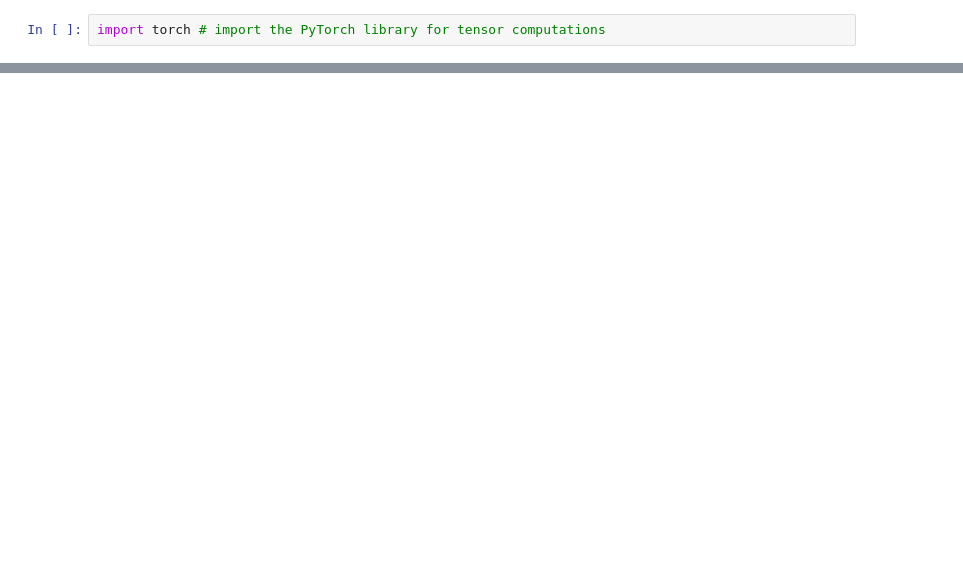
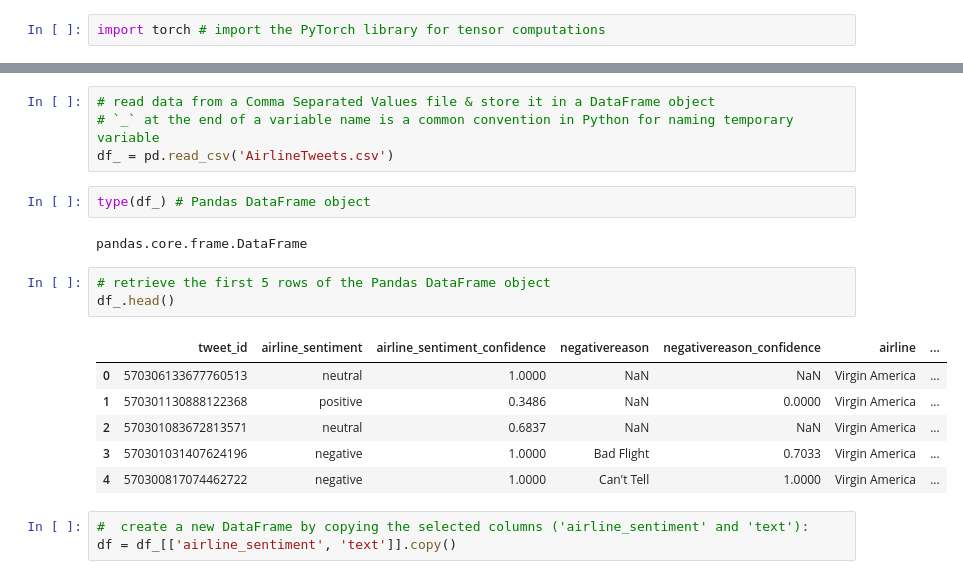
Before and after one commit to qmeng222/transformers-for-NLP, a Jupyter notebook: Pipeline_Sentiment_Analysis.ipynb, the cells around one changed output, grey strips where cells are left out. Saved outputs shown, nothing was run; the diff lists cells and outputs as text; blank space fills up the shorter version.

```diff
--- a/Pipeline_Sentiment_Analysis.ipynb
+++ b/Pipeline_Sentiment_Analysis.ipynb
@@ -83,0 +110,21 @@ import torch # import the PyTorch library for tensor computations
+# %%
+# read data from a Comma Separated Values file & store it in a DataFrame object
+# `_` at the end of a variable name is a common convention in Python for naming temporary variable
+df_ = pd.read_csv('AirlineTweets.csv')
+# %%
+type(df_) # Pandas DataFrame object
+# %% [output]
+pandas.core.frame.DataFrame
+# %%
+# retrieve the first 5 rows of the Pandas DataFrame object
+df_.head()
+# %% [output]
+|  | tweet_id | airline_sentiment | airline_sentiment_confidence | negativereason | negativereason_confidence | airline | ... |
+| 0 | 570306133677760513 | neutral | 1.0000 | NaN | NaN | Virgin America | ... |
+| 1 | 570301130888122368 | positive | 0.3486 | NaN | 0.0000 | Virgin America | ... |
+| 2 | 570301083672813571 | neutral | 0.6837 | NaN | NaN | Virgin America | ... |
+| 3 | 570301031407624196 | negative | 1.0000 | Bad Flight | 0.7033 | Virgin America | ... |
+| 4 | 570300817074462722 | negative | 1.0000 | Can't Tell | 1.0000 | Virgin America | ... |
+# %%
+#  create a new DataFrame by copying the selected columns ('airline_sentiment' and 'text'):
+df = df_[['airline_sentiment', 'text']].copy()
```
Also changed, not shown: parts of 36 cells of this notebook.
